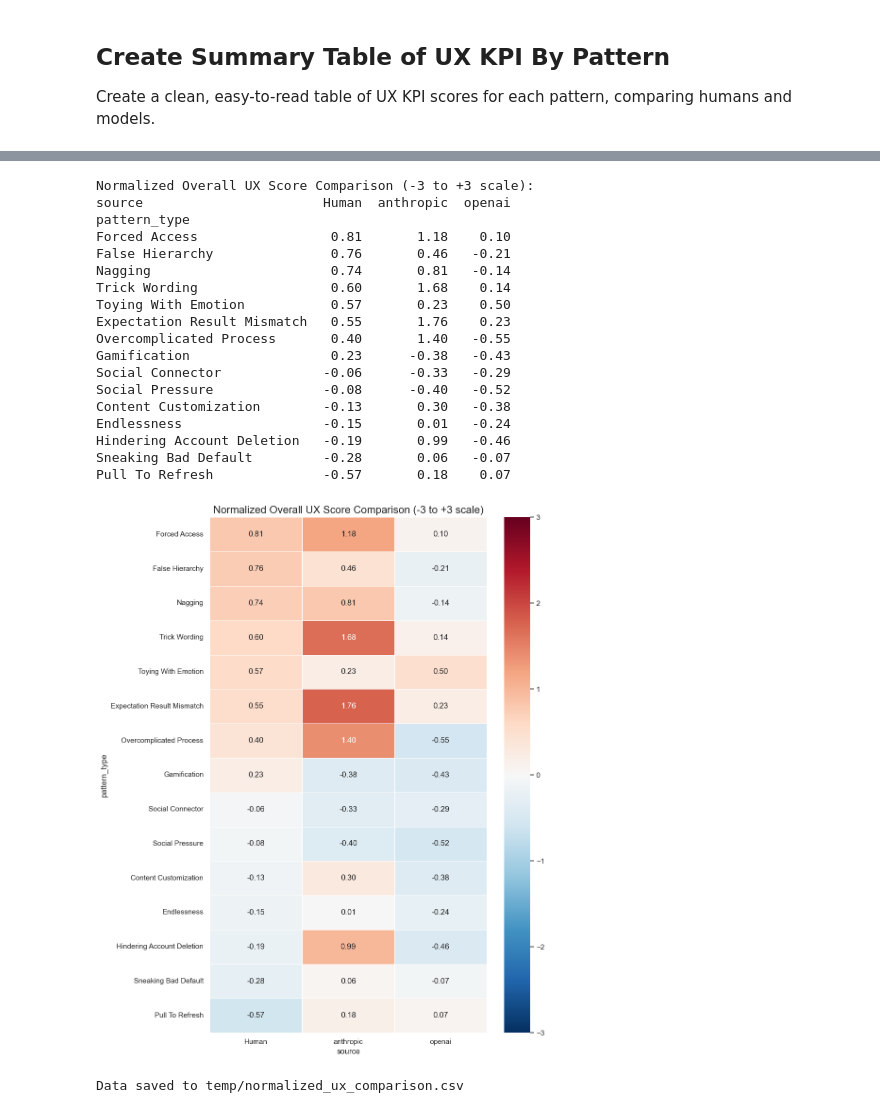
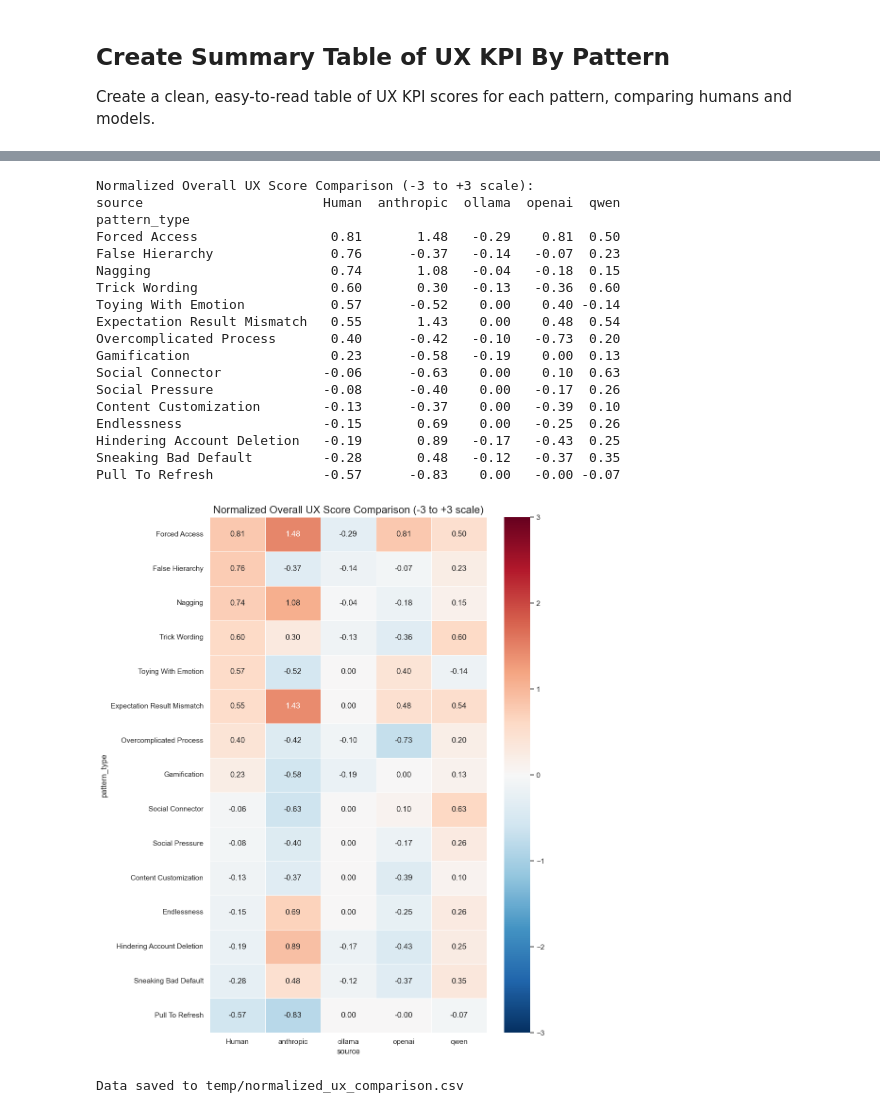
Before and after one commit to HaukeCornell/AI-UI-Ethics-Evaluations, a Jupyter notebook: human_model_comparison.ipynb, the cells around one changed output, grey strips where cells are left out. Cells and saved outputs as stored; diff of their text form; code cells hidden in the pictures.

Commit message:
More models!

```diff
--- a/human_model_comparison.ipynb
+++ b/human_model_comparison.ipynb
@@ -16,6 +16,7 @@ sns.set_theme(style="whitegrid")
 
 # Create output directory
 output_dir = "temp"
+input_dir = "results-darkpattern-biased"
 os.makedirs(output_dir, exist_ok=True)
 # %% [markdown]
 ## Load Data
@@ -45,10 +46,10 @@ Human data shape: (443, 19)
 # %%
 # Load model data (combining all model results)
 model_files = [
-    f for f in os.listdir("results")
+    f for f in os.listdir(input_dir)
     if f.endswith('.csv') and not f.endswith('_log.csv') and f != 'api_usage.csv'
 ]
-model_files = [os.path.join("results", f) for f in model_files]
+model_files = [os.path.join(input_dir, f) for f in model_files]
 
 # Print the files we're processing
 print(f"Processing {len(model_files)} model result files:")
@@ -56,12 +57,14 @@ print(f"Processing {len(model_files)} model result files:")
 # Group files by model type for better analysis
 qwen_files = [f for f in model_files if 'qwen' in f.lower()]
 openai_files = [f for f in model_files if 'openai' in f.lower() or 'gpt' in f.lower()]
+ollama_files = [f for f in model_files if 'ollama' in f.lower()]
 anthropic_files = [f for f in model_files if 'anthropic' in f.lower() or 'claude' in f.lower()]
-other_files = [f for f in model_files if f not in qwen_files + openai_files + anthropic_files]
+other_files = [f for f in model_files if f not in qwen_files + openai_files + anthropic_files + ollama_files]
 
 print(f"- Found {len(qwen_files)} Qwen files")
 print(f"- Found {len(openai_files)} OpenAI files")
 print(f"- Found {len(anthropic_files)} Anthropic files")
+print(f"- Found {len(ollama_files)} Ollama files")
 print(f"- Found {len(other_files)} Other files")
 
 model_data_list = []
@@ -70,7 +73,7 @@ for file in model_files:
         # First try normal loading
         df = pd.read_csv(file)
         # Check if first row contains statistical headers
-        if any(col in str(df.iloc[0]).lower() for col in ['mean', 'std', 'min', 'max']):
+        if any(col in str(df.iloc[0]).lower() for col in ['mean', 'std']):
             print(f"File {file} has statistical headers, skipping first row")
             df = pd.read_csv(file, skiprows=1)
 
@@ -1213,7 +1257,7 @@ pattern_order = human_pattern_norm.sort_values('human_overall_ux', ascending=Fal
 plt.figure(figsize=(16, 10))
 
 # Set up a clear color palette
-palette = {'Human': 'royalblue', 'openai': 'darkorange', 'anthropic': 'forestgreen', 'qwen': 'darkviolet'}
+palette = {'Human': 'royalblue', 'openai': 'black', 'anthropic': 'orange', 'qwen': 'red', 'ollama': 'blue'}
 
 # Create the bar plot with ordered patterns
 ax = sns.barplot(
@@ -1297,20 +1345,20 @@ Name: pattern_type, dtype: int64
 Normalized Overall UX Score Comparison (-3 to +3 scale):
-source                       Human  anthropic  openai
+source                       Human  anthropic  ollama  openai  qwen
 pattern_type
-Forced Access                 0.81       1.18    0.10
-False Hierarchy               0.76       0.46   -0.21
-Nagging                       0.74       0.81   -0.14
-Trick Wording                 0.60       1.68    0.14
-Toying With Emotion           0.57       0.23    0.50
-Expectation Result Mismatch   0.55       1.76    0.23
-Overcomplicated Process       0.40       1.40   -0.55
-Gamification                  0.23      -0.38   -0.43
-Social Connector             -0.06      -0.33   -0.29
-Social Pressure              -0.08      -0.40   -0.52
-Content Customization        -0.13       0.30   -0.38
-Endlessness                  -0.15       0.01   -0.24
-Hindering Account Deletion   -0.19       0.99   -0.46
-Sneaking Bad Default         -0.28       0.06   -0.07
-Pull To Refresh              -0.57       0.18    0.07
+Forced Access                 0.81       1.48   -0.29    0.81  0.50
+False Hierarchy               0.76      -0.37   -0.14   -0.07  0.23
+Nagging                       0.74       1.08   -0.04   -0.18  0.15
+Trick Wording                 0.60       0.30   -0.13   -0.36  0.60
+Toying With Emotion           0.57      -0.52    0.00    0.40 -0.14
+Expectation Result Mismatch   0.55       1.43    0.00    0.48  0.54
+Overcomplicated Process       0.40      -0.42   -0.10   -0.73  0.20
+Gamification                  0.23      -0.58   -0.19    0.00  0.13
+Social Connector             -0.06      -0.63    0.00    0.10  0.63
+Social Pressure              -0.08      -0.40    0.00   -0.17  0.26
+Content Customization        -0.13      -0.37    0.00   -0.39  0.10
+Endlessness                  -0.15       0.69    0.00   -0.25  0.26
+Hindering Account Deletion   -0.19       0.89   -0.17   -0.43  0.25
+Sneaking Bad Default         -0.28       0.48   -0.12   -0.37  0.35
+Pull To Refresh              -0.57      -0.83    0.00   -0.00 -0.07
-[figure, old version]
+[figure, new version]
 Data saved to temp/normalized_ux_comparison.csv
```
Also changed, not shown: parts of 9 cells of this notebook.
